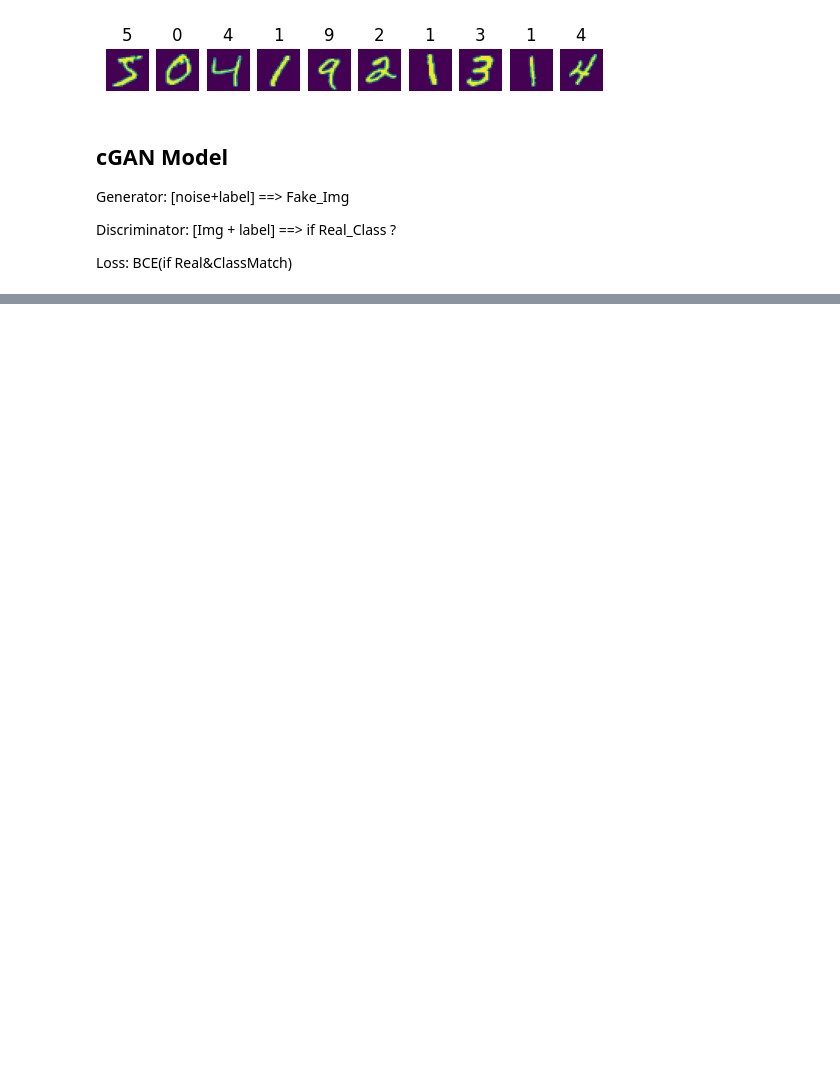
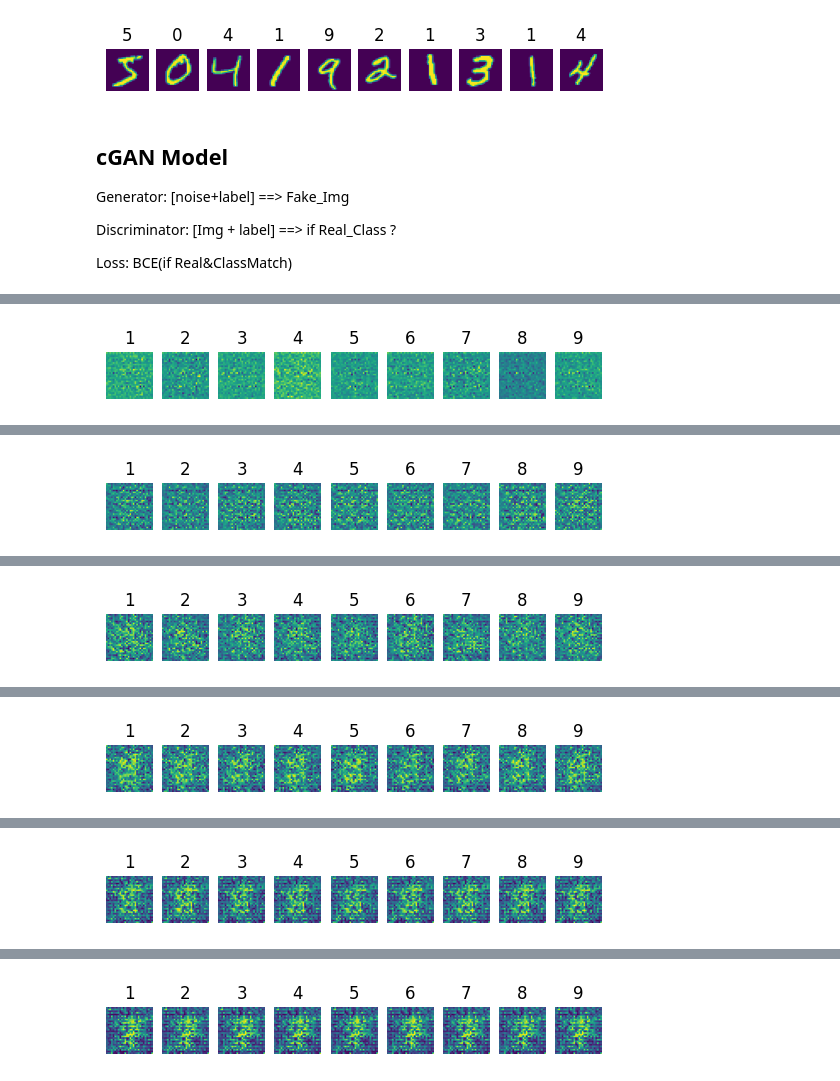
Before and after one commit to Jiarong-L/notes, a Jupyter notebook: docs/Tricks/Pytorch/TensorflowcGAN.ipynb, the cells around one changed output, grey strips where cells are left out. Saved outputs shown, nothing was run; the diff lists cells and outputs as text; code cells hidden in the pictures; blank space fills up the shorter version.

```diff
--- a/docs/Tricks/Pytorch/TensorflowcGAN.ipynb
+++ b/docs/Tricks/Pytorch/TensorflowcGAN.ipynb
@@ -45,13 +53,12 @@ def Generator():  ## or: 3*3*128==>7*7*64==>14*14*32==>28*28*1
     seed = layers.Input(shape=(noise_len,))
     label = layers.Input(shape=((1,)))
 
-    Embd = layers.Embedding(1,noise_len)(label)
-    Embd = layers.Reshape((noise_len,))(Embd)
-    x = layers.concatenate([seed,Embd])                           ## B*100
-    # x = layers.Reshape((100,))(x)
+    Embd = layers.Embedding(1,noise_len*2)(label)
+    Embd = layers.Reshape((noise_len*2,))(Embd)
+    x = layers.concatenate([seed,Embd])                           ## B*150
     x = keras.Sequential(
     [
-        layers.Dense(3*3*128,use_bias = False),                      ##  B*? ==> B*-
+        layers.Dense(3*3*128,use_bias = False),                     ##  B*? ==> B*-
         layers.Reshape((3,3,128)),                                   ##      ==> B*3*3*128
         layers.BatchNormalization(),
         layers.ReLU(),
@@ -62,7 +69,7 @@ def Generator():  ## or: 3*3*128==>7*7*64==>14*14*32==>28*28*1
         layers.BatchNormalization(),
         layers.ReLU(),
         layers.Conv2DTranspose(1, 3, 2, padding="same", use_bias=False),  ## ==> B*28*28*1
-        layers.Activation('tanh')
+        layers.Activation('tanh')    ## [-1,1]
     ])(x)
     GModel = tf.keras.Model(inputs=[seed,label],outputs=x)
     return GModel
@@ -91,22 +98,20 @@ def Discriminator():
     DModel = tf.keras.Model(inputs=[img,label],outputs=x)
     return DModel
 
+
+DModel = Discriminator()
+GModel = Generator()
+
 # ## Call Model ##############################
 # img = tf.ones((2, 28,28,1))
 # seed = tf.ones((2, noise_len))
 # label = tf.ones((2, 1))
 
-# DModel = Discriminator()
 # DModel((img,label)).shape
-
-# GModel = Generator()
 # GModel((seed,label)).shape
 # %%
-DModel = Discriminator()
-GModel = Generator()
-
 bce = tf.keras.losses.BinaryCrossentropy(from_logits=True)
-optG = tf.keras.optimizers.Adam(1e-3)
+optG = tf.keras.optimizers.Adam(1e-5)
 optD = tf.keras.optimizers.Adam(1e-5)
 
 def lossDfn(predR,predF):
@@ -117,25 +122,35 @@ def lossDfn(predR,predF):
 def lossGfn(predF):
     return bce(tf.ones_like(predF),predF)
 
-@tf.function
-def trainStep(Images,Labels):
+# @tf.function   ## 快速但复杂。。此处如果加上则step3开始不计算GradientTape了
+def trainStep(Images,Labels,DModel, GModel, trainD = True):
     Seeds = tf.random.normal([Labels.shape[0],noise_len])
     with tf.GradientTape() as tapeG, tf.GradientTape() as tapeD:
         FakeImgs = GModel((Seeds,Labels),training=True)
-        predF = DModel((FakeImgs,Labels),training=True)
-        predR = DModel((Images,Labels),training=True)
+        predF = DModel((FakeImgs,Labels),training=trainD)
+        predR = DModel((Images,Labels),training=trainD)
         lossG = lossGfn(predF)
         lossD = lossDfn(predR,predF)
     gradG = tapeG.gradient(lossG,GModel.trainable_variables)
-    gradD = tapeD.gradient(lossD,DModel.trainable_variables)
     optG.apply_gradients(zip(gradG,GModel.trainable_variables))
-    optD.apply_gradients(zip(gradD,DModel.trainable_variables))
+    if trainD:
+        gradD = tapeD.gradient(lossD,DModel.trainable_variables)
+        optD.apply_gradients(zip(gradD,DModel.trainable_variables))
     return lossG,lossD
 
-for epoch in range(20):
+## Show Fakes
+def Use_Model(label_arr):
+    testseed =tf.random.normal([label_arr.shape[0],noise_len])
+    FakeImgs = GModel((testseed,tf.convert_to_tensor(label_arr)),training=False)
+    showBatchImg(FakeImgs, label_arr,maxNum=label_arr.shape[0])
+
+for epoch in range(30):
     counter = 0
     for _ , (Images,Labels) in enumerate(trainloader):
-        lossG,lossD = trainStep(Images,Labels)
+        tmplossG,tmplossD = trainStep(Images,Labels,DModel, GModel, trainD = (counter%3 == 0))   ## not train D once by every x steps
         counter += 1
         if counter%100 == 0:
-            print(f'Epoch {epoch+1}----Generator Loss:: {lossG:>7f}----Discriminator Loss:: {lossD:>7f}')
+            print(f'Epoch {epoch+1}----Generator Loss:: {tmplossG:>7f}----Discriminator Loss:: {tmplossD:>7f}')
+    if epoch%5 == 0:
+        Use_Model(np.array([1,2,3,4,5,6,7,8,9]))
+# %% [output]
@@ -141,0 +158 @@ for epoch in range(20):
+[figure, added]
@@ -141,0 +164 @@ for epoch in range(20):
+[figure, added]
@@ -141,0 +170 @@ for epoch in range(20):
+[figure, added]
@@ -141,0 +176 @@ for epoch in range(20):
+[figure, added]
@@ -141,0 +182 @@ for epoch in range(20):
+[figure, added]
@@ -141,0 +188 @@ for epoch in range(20):
+[figure, added]
```
Also changed, not shown: parts of 8 cells of this notebook, 2 other files.
